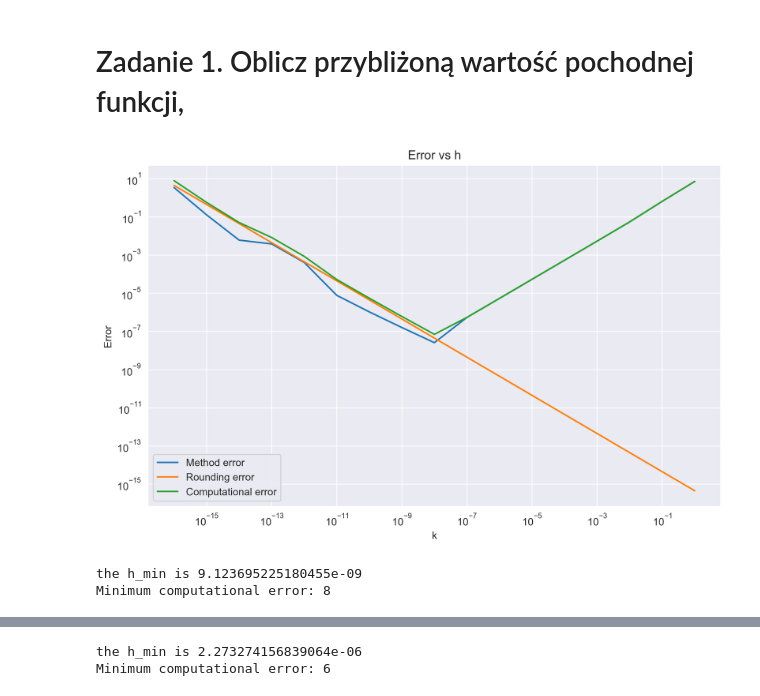
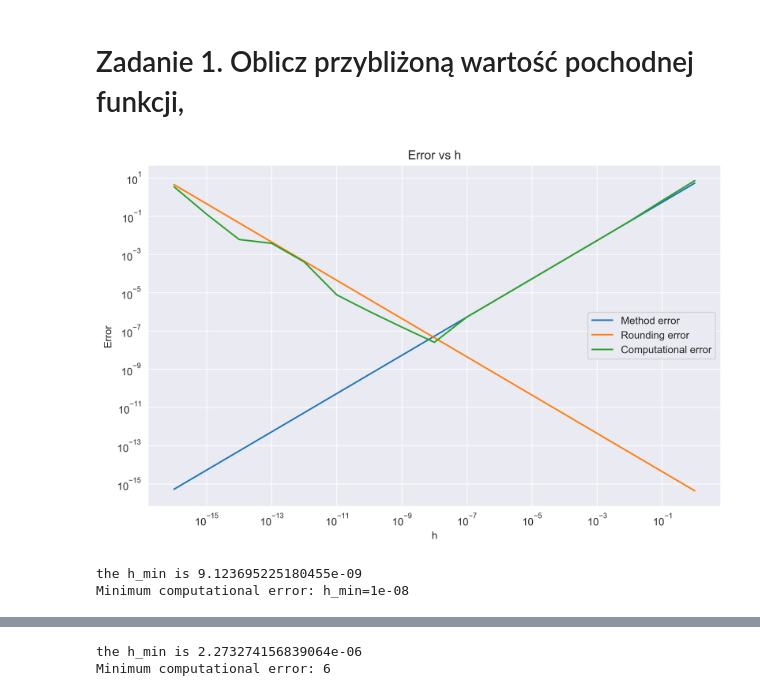
Before and after one commit to depebul/MOWNIT, a Jupyter notebook: lab01/zad1.ipynb, the cells around one changed output, grey strips where cells are left out. Saved outputs shown, nothing was run; the diff lists cells and outputs as text; code cells hidden in the pictures.

```diff
--- a/lab01/zad1.ipynb
+++ b/lab01/zad1.ipynb
@@ -36,33 +36,33 @@ for k in range(17):
     h = 10 ** (-k)
     x = 1
     h_list.append(h)
-    method_error = abs(f_derivative(x, h) - f_tan_actual_derivative(x))
+    method_error = second_derivative(x) * h / 2
     rounding_error = 2 * sys.float_info.epsilon / h
-    computational_error = method_error + rounding_error
+    computational_error = abs(f_derivative(x, h) - f_tan_actual_derivative(x))
     method_list.append(method_error)
     rounding_list.append(rounding_error)
     computational_list.append(computational_error)
 # %%
 plt.figure(dpi=300, figsize=(10, 6))
 plt.loglog(h_list, method_list, label="Method error")
 plt.loglog(h_list, rounding_list, label="Rounding error")
 plt.loglog(h_list, computational_list, label="Computational error")
 plt.legend()
-plt.xlabel("k")
+plt.xlabel("h")
 plt.ylabel("Error")
 plt.title("Error vs h")
 plt.show()
 # %% [output]
-[figure, old version]
+[figure, new version]
 # %%
 computational_error_min = computational_list.index(np.min(computational_list))
 
 h_min = 2 * np.sqrt(sys.float_info.epsilon / second_derivative(x))
 print(f"the h_min is {h_min}")
-print(f"Minimum computational error: {computational_error_min}")
+print(f"Minimum computational error: h_min={10**-computational_error_min}")
 # %% [output]
 the h_min is 9.123695225180455e-09
-Minimum computational error: 8
+Minimum computational error: h_min=1e-08
 # %%
 def f_derivative_central(x, h):
     return (f(x + h) - f(x - h)) / (2 * h)
```
Also changed, not shown: parts of 5 cells of this notebook, 1 other file.
